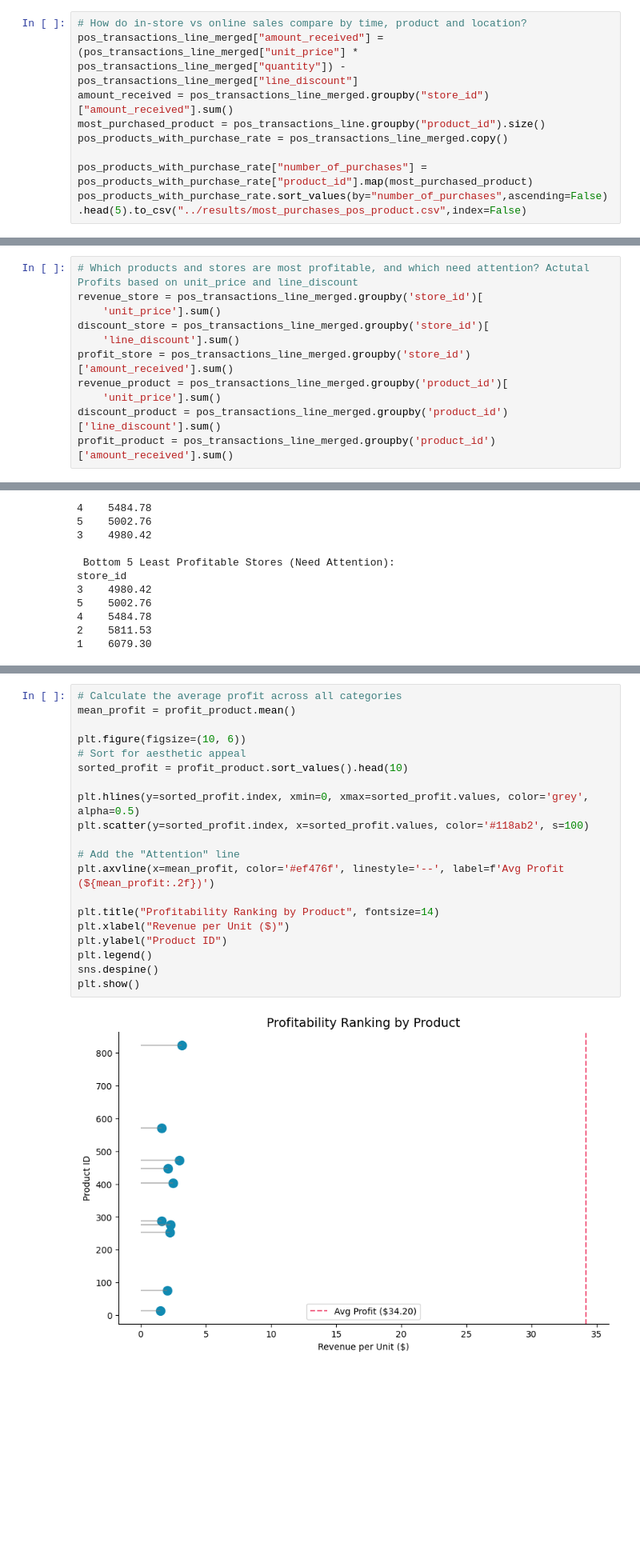
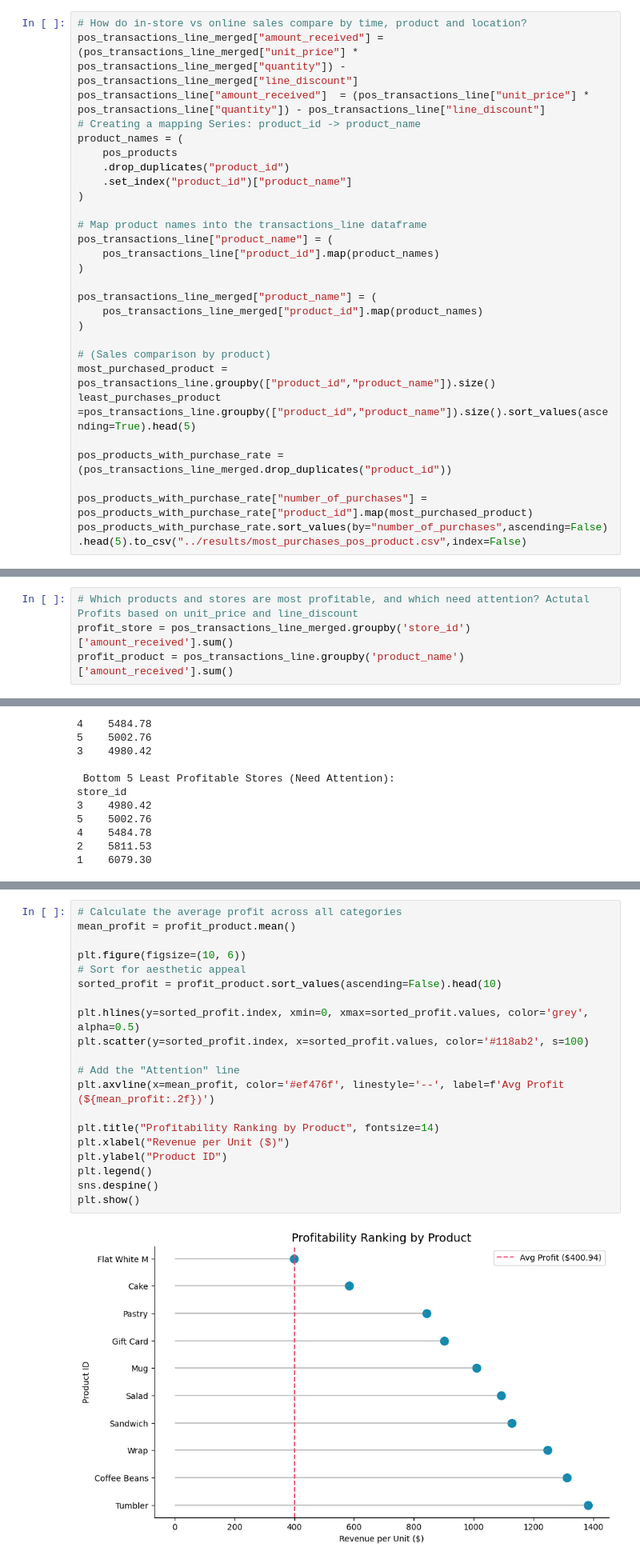
Before and after one commit to KumbiraiShonhiwa/Assignment2, a Jupyter notebook: data_wrangling/Assignment_2.ipynb, the cells around one changed output, grey strips where cells are left out. Shown at 80% size. Cells and saved outputs as stored; diff of their text form; blank space fills up the shorter version.

```diff
--- a/data_wrangling/Assignment_2.ipynb
+++ b/data_wrangling/Assignment_2.ipynb
@@ -257,9 +286,28 @@ pos_transactions_line_merged.head()
 # %%
 # How do in-store vs online sales compare by time, product and location?
 pos_transactions_line_merged["amount_received"] = (pos_transactions_line_merged["unit_price"] * pos_transactions_line_merged["quantity"]) - pos_transactions_line_merged["line_discount"]
-amount_received = pos_transactions_line_merged.groupby("store_id")["amount_received"].sum()
-most_purchased_product = pos_transactions_line.groupby("product_id").size()
-pos_products_with_purchase_rate = pos_transactions_line_merged.copy()
+pos_transactions_line["amount_received"]  = (pos_transactions_line["unit_price"] * pos_transactions_line["quantity"]) - pos_transactions_line["line_discount"]
+# Creating a mapping Series: product_id -> product_name
+product_names = (
+    pos_products
+    .drop_duplicates("product_id")
+    .set_index("product_id")["product_name"]
+)
+
+# Map product names into the transactions_line dataframe
+pos_transactions_line["product_name"] = (
+    pos_transactions_line["product_id"].map(product_names)
+)
+
+pos_transactions_line_merged["product_name"] = (
+    pos_transactions_line_merged["product_id"].map(product_names)
+)
+
+# (Sales comparison by product)
+most_purchased_product = pos_transactions_line.groupby(["product_id","product_name"]).size()
+least_purchases_product =pos_transactions_line.groupby(["product_id","product_name"]).size().sort_values(ascending=True).head(5)
+
+pos_products_with_purchase_rate = (pos_transactions_line_merged.drop_duplicates("product_id"))
 
 pos_products_with_purchase_rate["number_of_purchases"] = pos_products_with_purchase_rate["product_id"].map(most_purchased_product)
 pos_products_with_purchase_rate.sort_values(by="number_of_purchases",ascending=False).head(5).to_csv("../results/most_purchases_pos_product.csv",index=False)
@@ -716,15 +826,8 @@ plt.show()
 [figure]
 # %%
 # Which products and stores are most profitable, and which need attention? Actutal Profits based on unit_price and line_discount
-revenue_store = pos_transactions_line_merged.groupby('store_id')[
-    'unit_price'].sum()
-discount_store = pos_transactions_line_merged.groupby('store_id')[
-    'line_discount'].sum()
 profit_store = pos_transactions_line_merged.groupby('store_id')['amount_received'].sum()
-revenue_product = pos_transactions_line_merged.groupby('product_id')[
-    'unit_price'].sum()
-discount_product = pos_transactions_line_merged.groupby('product_id')['line_discount'].sum()
-profit_product = pos_transactions_line_merged.groupby('product_id')['amount_received'].sum()
+profit_product = pos_transactions_line.groupby('product_name')['amount_received'].sum()
 # %%
 # Store-level profitability
 print("Store Profitability Summary")
@@ -804,25 +907,25 @@ plt.show()
 # %%
 # Calculate the average profit across all categories
 mean_profit = profit_product.mean()
 
 plt.figure(figsize=(10, 6))
 # Sort for aesthetic appeal
-sorted_profit = profit_product.sort_values().head(10)
+sorted_profit = profit_product.sort_values(ascending=False).head(10)
 
 plt.hlines(y=sorted_profit.index, xmin=0, xmax=sorted_profit.values, color='grey', alpha=0.5)
 plt.scatter(y=sorted_profit.index, x=sorted_profit.values, color='#118ab2', s=100)
 
 # Add the "Attention" line
 plt.axvline(x=mean_profit, color='#ef476f', linestyle='--', label=f'Avg Profit (${mean_profit:.2f})')
 
 plt.title("Profitability Ranking by Product", fontsize=14)
 plt.xlabel("Revenue per Unit ($)")
 plt.ylabel("Product ID")
 plt.legend()
 sns.despine()
 plt.show()
 # %% [output]
-[figure, old version]
+[figure, new version]
 # %%
 plt.figure(figsize=(10, 5))
 # Converting categorical month to numeric for a smooth line
```
Also changed, not shown: parts of 41 cells of this notebook, 5 other files.
